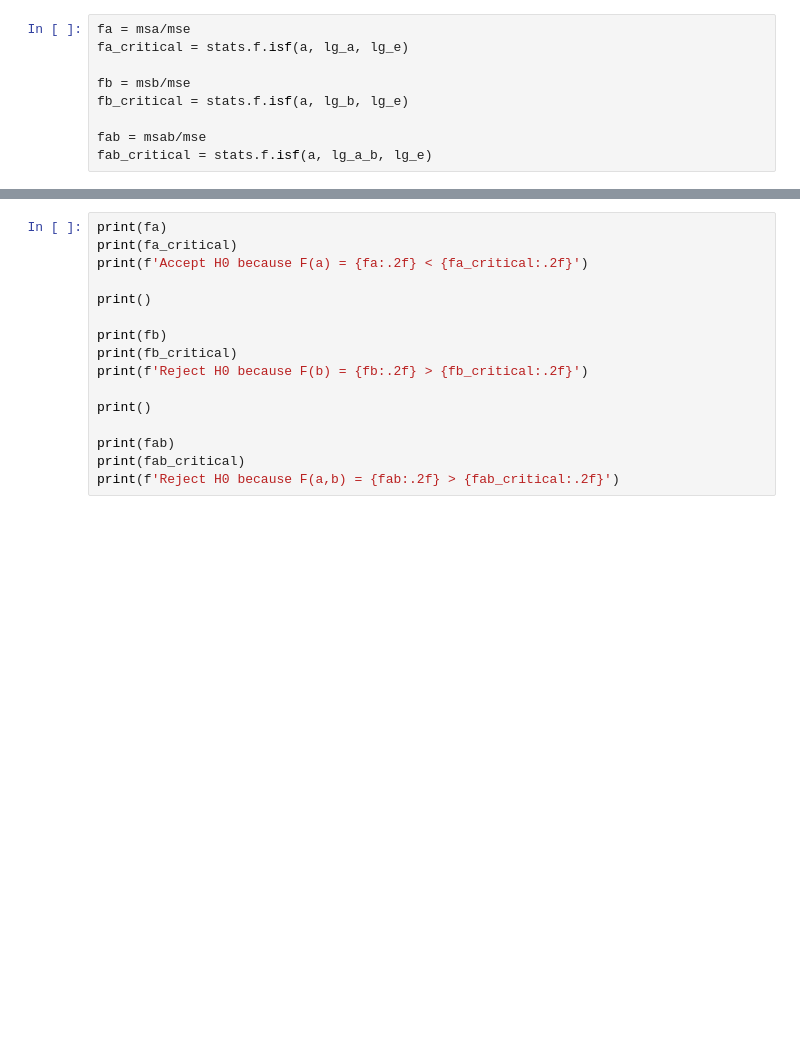
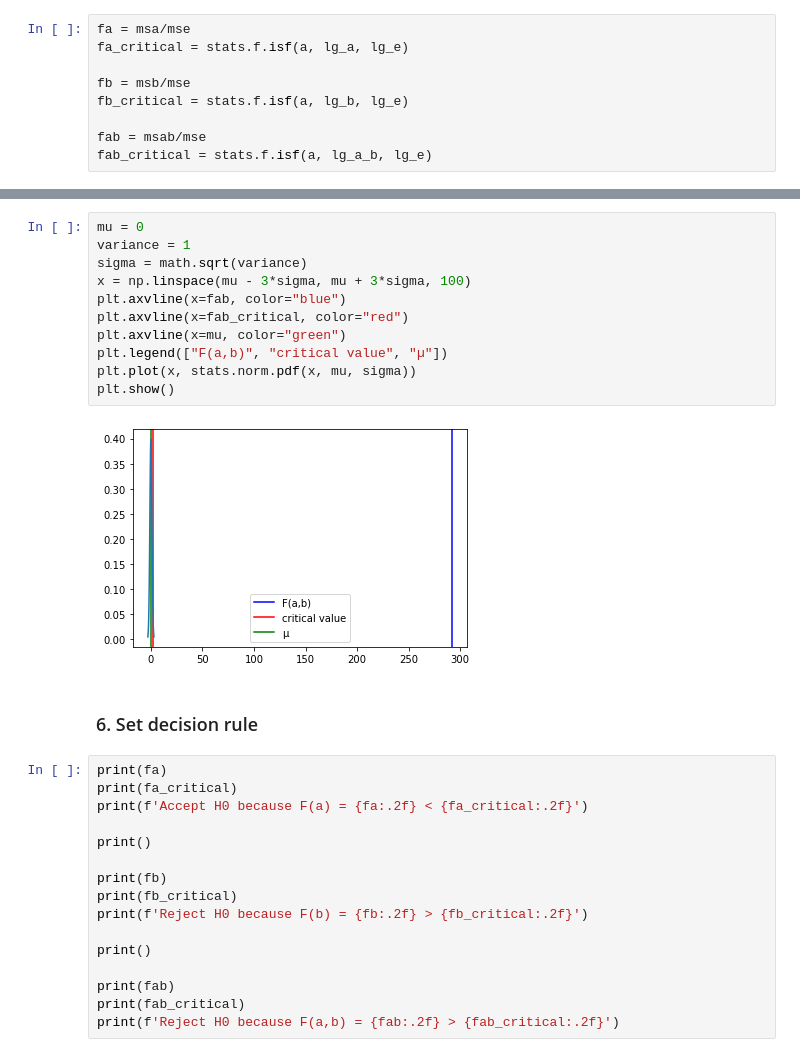
Before and after one commit to ososuna/statistics, a Jupyter notebook: anova/two-way/TwoWayAnovaTest.ipynb, the cells around one changed output, grey strips where cells are left out. Saved outputs shown, nothing was run; the diff lists cells and outputs as text; blank space fills up the shorter version.

```diff
--- a/anova/two-way/TwoWayAnovaTest.ipynb
+++ b/anova/two-way/TwoWayAnovaTest.ipynb
@@ -155,3 +183,18 @@ fab_critical = stats.f.isf(a, lg_a_b, lg_e)
+# %%
+mu = 0
+variance = 1
+sigma = math.sqrt(variance)
+x = np.linspace(mu - 3*sigma, mu + 3*sigma, 100)
+plt.axvline(x=fab, color="blue")
+plt.axvline(x=fab_critical, color="red")
+plt.axvline(x=mu, color="green")
+plt.legend(["F(a,b)", "critical value", "µ"])
+plt.plot(x, stats.norm.pdf(x, mu, sigma))
+plt.show()
+# %% [output]
+[figure, added]
+# %% [markdown]
+### 6. Set decision rule
 # %%
 print(fa)
 print(fa_critical)
```
Also changed, not shown: parts of 5 cells of this notebook.
